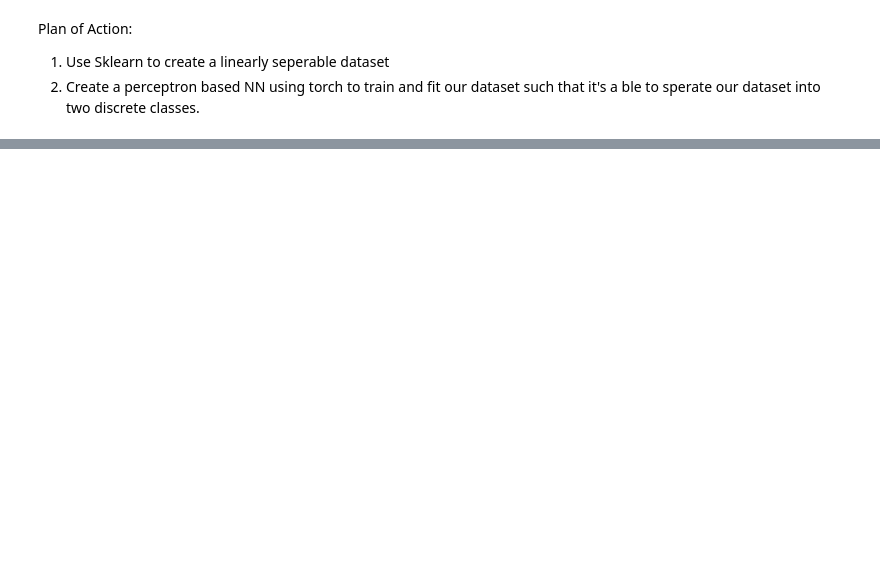
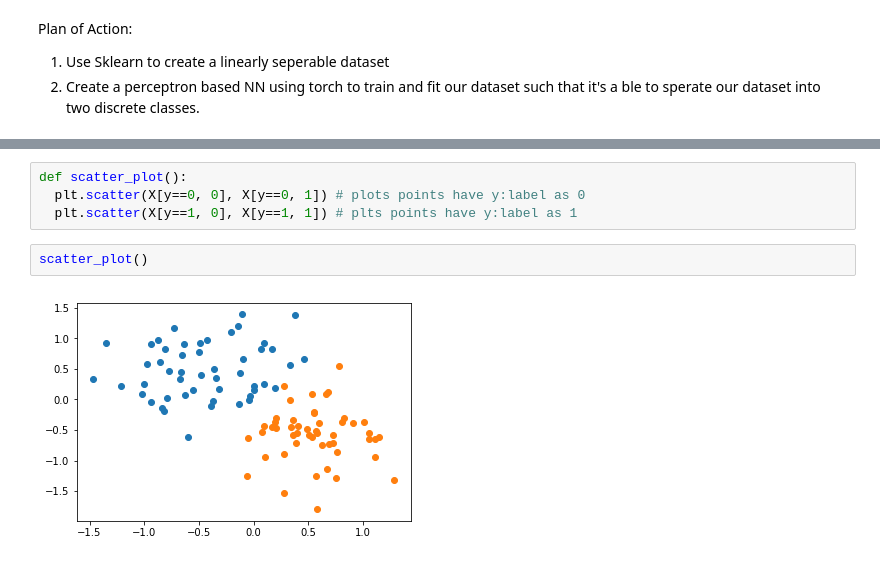
Before and after one commit to rajeev-shivaram/PyTorch101, a Jupyter notebook: Classification.ipynb, the cells around one changed output, grey strips where cells are left out. Drawn from its saved outputs; the diff is of its cells as text; blank space fills up the shorter version.

Commit message:
[FINAL]Classification of a point based on its position

```diff
--- a/Classification.ipynb
+++ b/Classification.ipynb
@@ -38,0 +32,8 @@ X, y = datasets.make_blobs(n_samples=n_pts, random_state=123, centers=centers, c
+# %%
+def scatter_plot():
+  plt.scatter(X[y==0, 0], X[y==0, 1]) # plots points have y:label as 0
+  plt.scatter(X[y==1, 0], X[y==1, 1]) # plts points have y:label as 1
+# %%
+scatter_plot()
+# %% [output]
+[figure, added]
```
Also changed, not shown: parts of 12 cells of this notebook.
